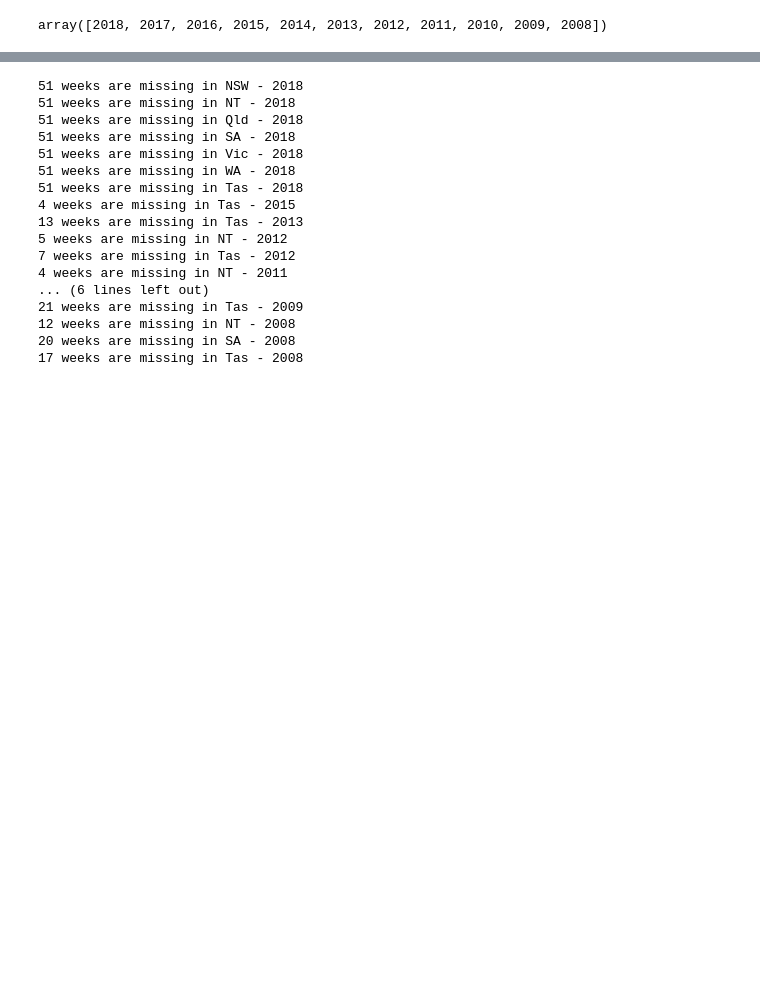
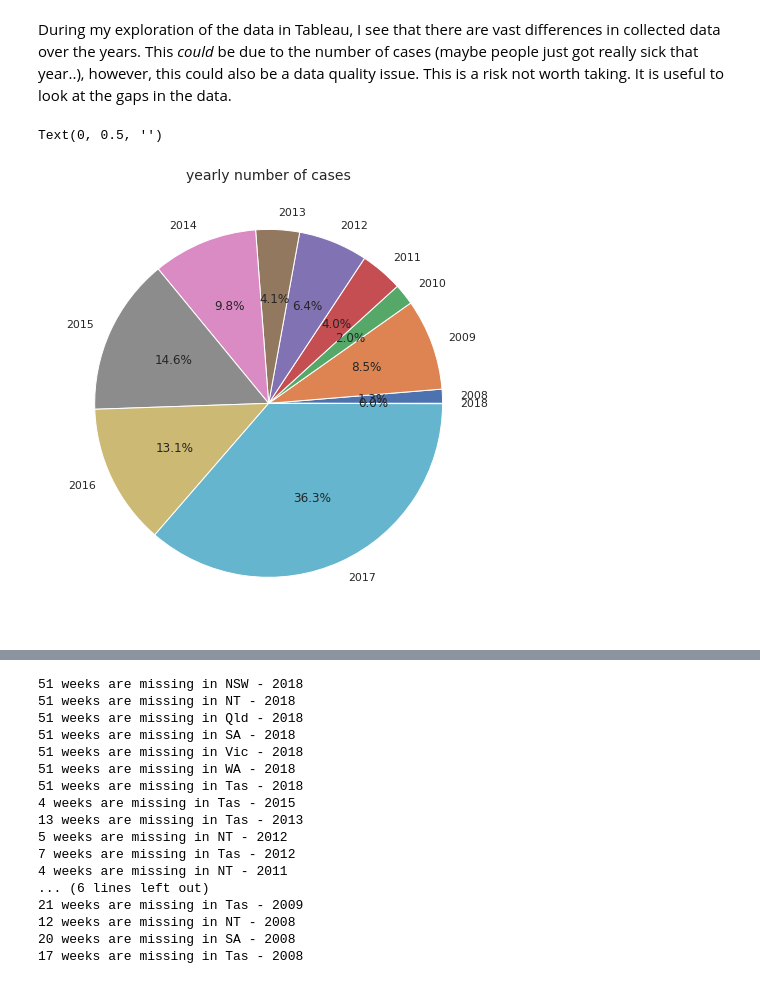
Before and after one commit to pson0001/Product, a Jupyter notebook: src/assets/anz.ipynb, the cells around one changed output, grey strips where cells are left out. Cells and saved outputs as stored; diff of their text form; code cells hidden in the pictures; blank space fills up the shorter version.

```diff
--- a/src/assets/anz.ipynb
+++ b/src/assets/anz.ipynb
@@ -34,7 +62,13 @@ influenza.type = influenza.type.astype('str')
 
 # adding year column
 influenza['year'] = [i.year for i in influenza.week]
-# %%
-influenza.year.unique()
-# %% [output]
-array([2018, 2017, 2016, 2015, 2014, 2013, 2012, 2011, 2010, 2009, 2008])
+# %% [markdown]
+During my exploration of the data in Tableau, I see that there are vast differences in collected data over the years. This _could_ be due to the number of cases (maybe people just got really sick that year..), however, this could also be a data quality issue. This is a risk not worth taking. It is useful to look at the gaps in the data.
+# %%
+plt.figure(figsize=(20,8))
+influenza.groupby('year').count()['week'].plot.pie(autopct="%.1f%%")
+plt.title("yearly number of cases", fontsize=14)
+plt.ylabel("")
+# %% [output]
+Text(0, 0.5, '')
+[figure, added]
```
Also changed, not shown: parts of 36 cells of this notebook, 3 other files.
